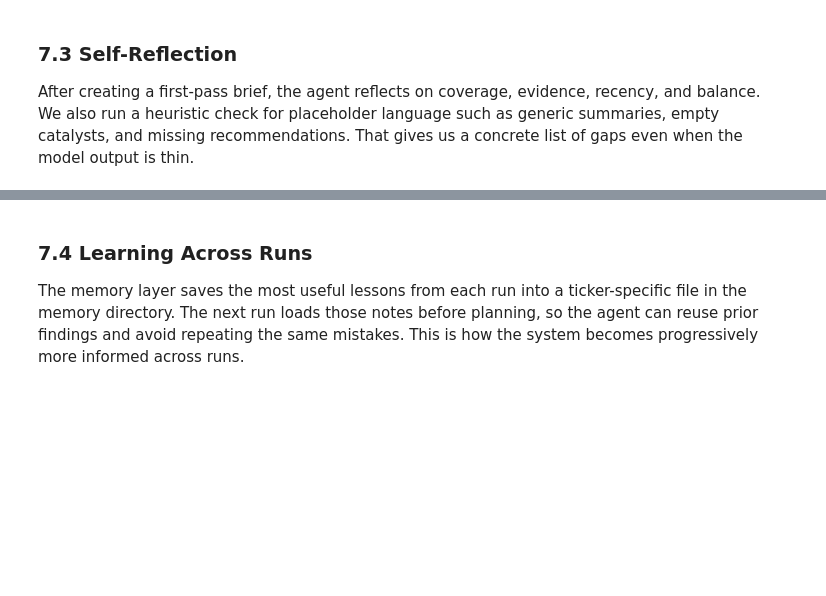
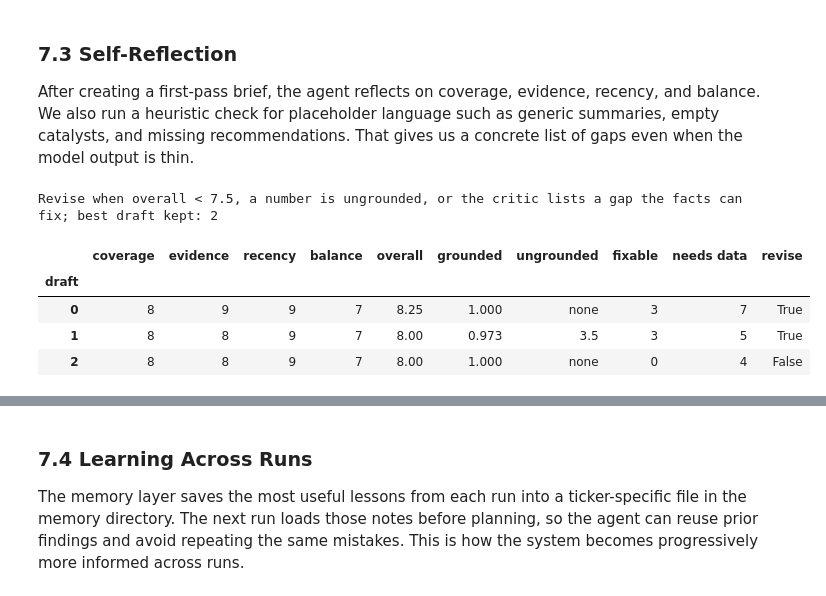
Before and after one commit to pdhinaka/AAI-520-NLP-Final-Team-Project-Group7, a Jupyter notebook: notebooks/final_notebook.ipynb, the cells around one changed output, grey strips where cells are left out. Cells and saved outputs as stored; diff of their text form; code cells hidden in the pictures; blank space fills up the shorter version.

```diff
--- a/notebooks/final_notebook.ipynb
+++ b/notebooks/final_notebook.ipynb
@@ -549,23 +904,33 @@ After creating a first-pass brief, the agent reflects on coverage, evidence, rec
 # %%
 def reflection_table(run):
     return pd.DataFrame([{
         "draft": h["draft"],
         "coverage": h["coverage_score"],
         "evidence": h["evidence_score"],
         "recency": h["recency_score"],
         "balance": h["balance_score"],
         "overall": h["score"],
         "grounded": (h["grounding"] or {}).get("ratio"),
         "ungrounded": ", ".join(
             (h["grounding"] or {}).get("ungrounded", [])) or "none",
+        "fixable": len(h.get("fixable", [])),
+        "needs data": len(h.get("needs_data", [])),
         "revise": h["revise"],
     } for h in run["reflection_history"]]).set_index("draft")
 
 
 refl = reflection_table(run1)
-print(f"Revise when overall < {research_agent.REVISE_BELOW} or any "
-      f"number is ungrounded; best draft kept: {run1['best_draft']}")
+print(f"Revise when overall < {research_agent.REVISE_BELOW}, a number "
+      "is ungrounded, or the critic lists a gap the facts can fix; "
+      f"best draft kept: {run1['best_draft']}")
 refl
+# %% [output]
+Revise when overall < 7.5, a number is ungrounded, or the critic lists a gap the facts can fix; best draft kept: 2
+|  | coverage | evidence | recency | balance | overall | grounded | ungrounded | fixable | needs data | revise |
+| draft |  |  |  |  |  |  |  |  |  |  |
+| 0 | 8 | 9 | 9 | 7 | 8.25 | 1.000 | none | 3 | 7 | True |
+| 1 | 8 | 8 | 9 | 7 | 8.00 | 0.973 | 3.5 | 3 | 5 | True |
+| 2 | 8 | 8 | 9 | 7 | 8.00 | 1.000 | none | 0 | 4 | False |
 # %%
 # Four criteria and the overall score for each draft, with the
 # revision threshold. Drafts get the categorical colors in order.
```
Also changed, not shown: parts of 40 cells of this notebook.
